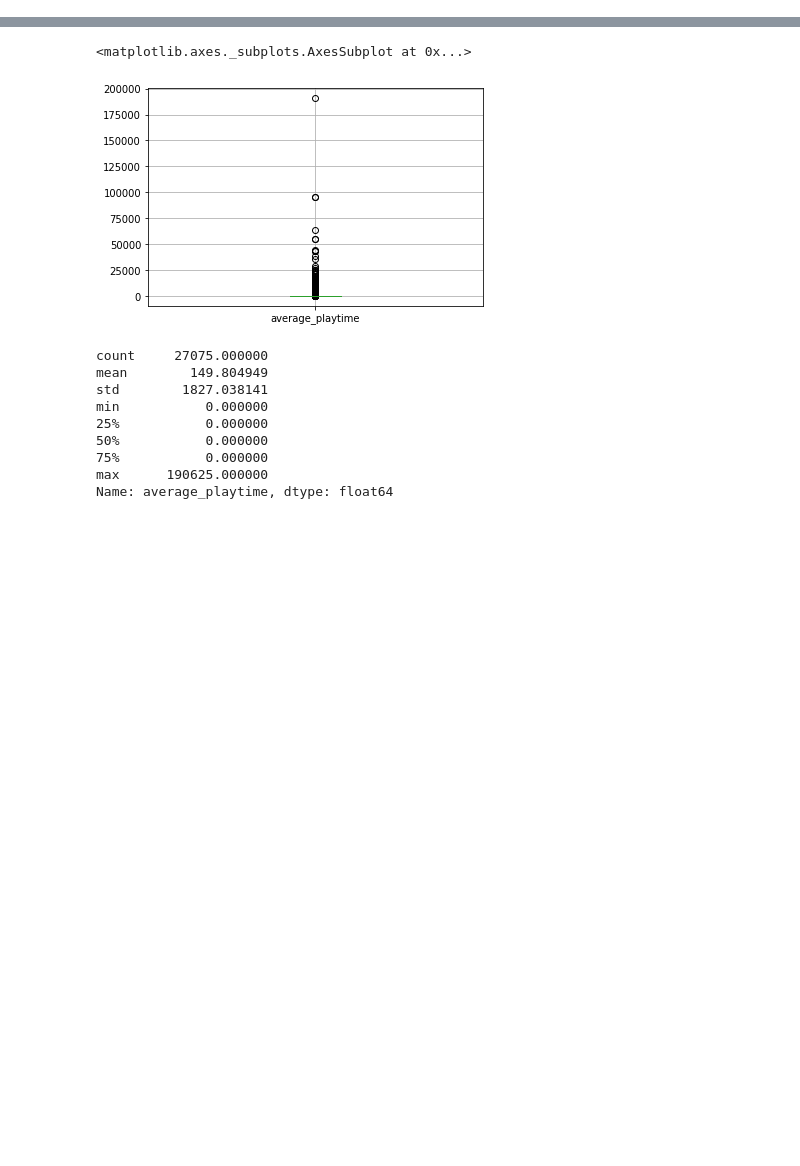
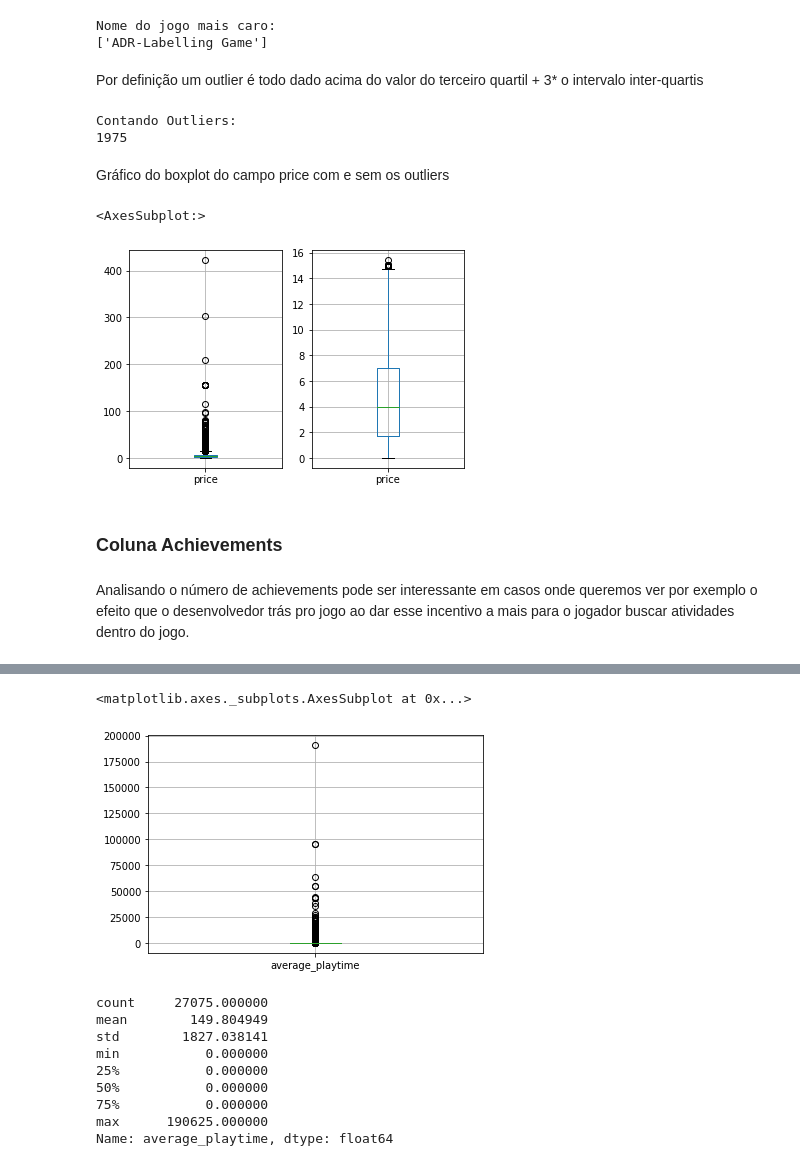
Before and after one commit to erikalira/projeto-icd, a Jupyter notebook: exploracao_inicial.ipynb, the cells around one changed output, grey strips where cells are left out. Saved outputs shown, nothing was run; the diff lists cells and outputs as text; code cells hidden in the pictures; blank space fills up the shorter version.

```diff
--- a/exploracao_inicial.ipynb
+++ b/exploracao_inicial.ipynb
@@ -25,0 +7,5 @@ plt.show()
+# %%
+df = pd.read_csv("steam.csv",encoding= 'unicode_escape')
+df["rating"]=df["positive_ratings"]/(df["positive_ratings"]+df["negative_ratings"])*100
+df["totalRatings"]=df["positive_ratings"]+df["negative_ratings"]
+df.head()
@@ -25,0 +25,30 @@ plt.show()
+# %%
+df.price.describe()
+print("Nome do jogo mais caro:")
+print(df[df["price"]==421.99].name.tolist())
+# %% [output]
+Nome do jogo mais caro:
+['ADR-Labelling Game']
+# %% [markdown]
+Por definição um outlier é todo dado acima do valor do terceiro quartil + 3* o intervalo inter-quartis
+# %%
+IQR=df.price.describe()["75%"]-df.price.describe()["25%"]
+outerLimit=df.price.describe()["75%"]+1.5*IQR
+print("Contando Outliers:")
+print(len(df[df["price"]>outerLimit]))
+# %% [output]
+Contando Outliers:
+1975
+# %% [markdown]
+Gráfico do boxplot do campo price com e sem os outliers
+# %%
+fig, axs = plt.subplots(ncols=2)
+df.boxplot(column="price", ax=axs[0])
+df[df["price"]<outerLimit].boxplot(column="price", ax=axs[1])
+# %% [output]
+<AxesSubplot:>
+[figure, added]
+# %% [markdown]
+### Coluna Achievements
+# %% [markdown]
+Analisando o número de achievements pode ser interessante em casos onde queremos ver por exemplo o efeito que o desenvolvedor trás pro jogo ao dar esse incentivo a mais para o jogador buscar atividades dentro do jogo.
```
Also changed, not shown: parts of 12 cells of this notebook, 1 other file.
